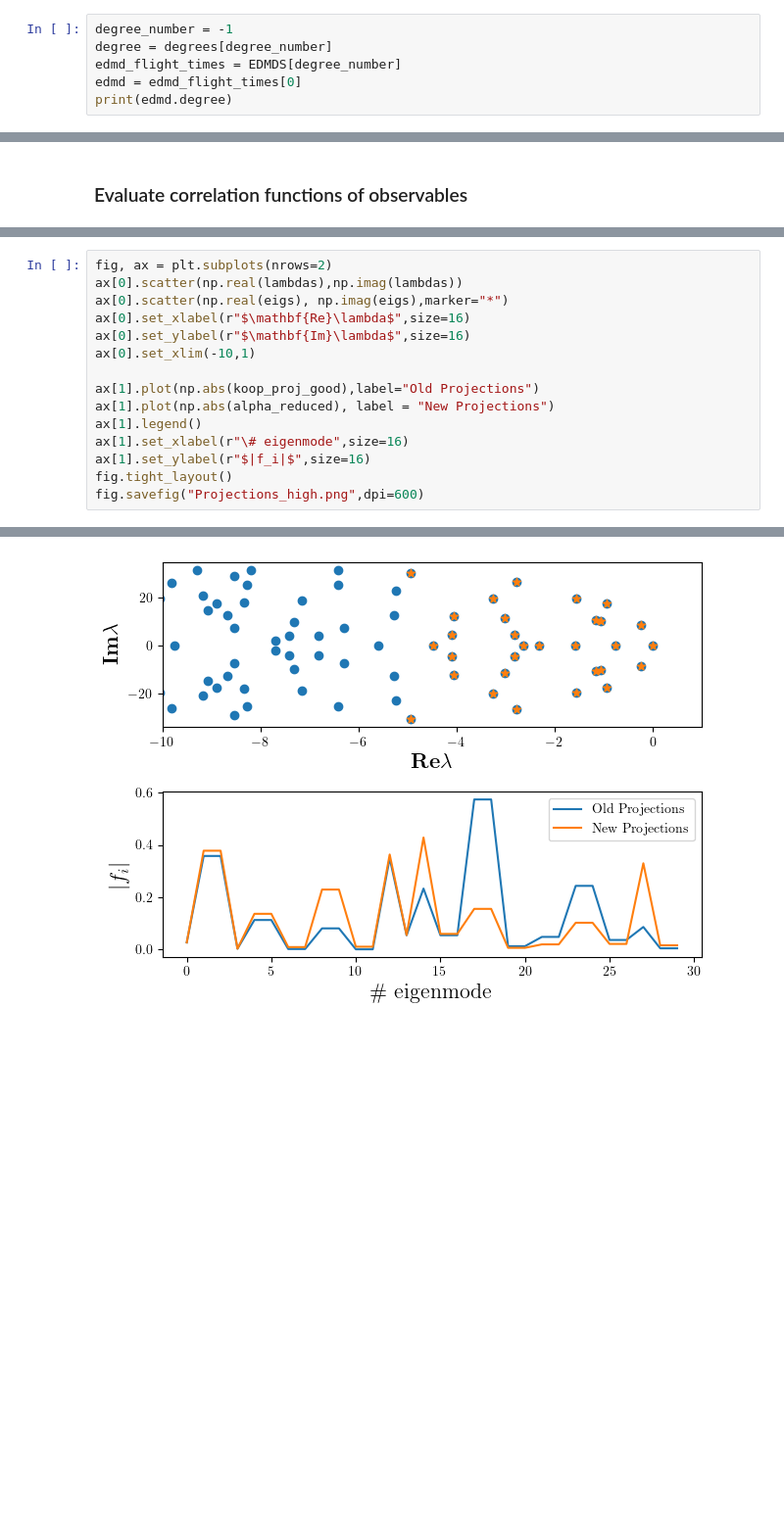
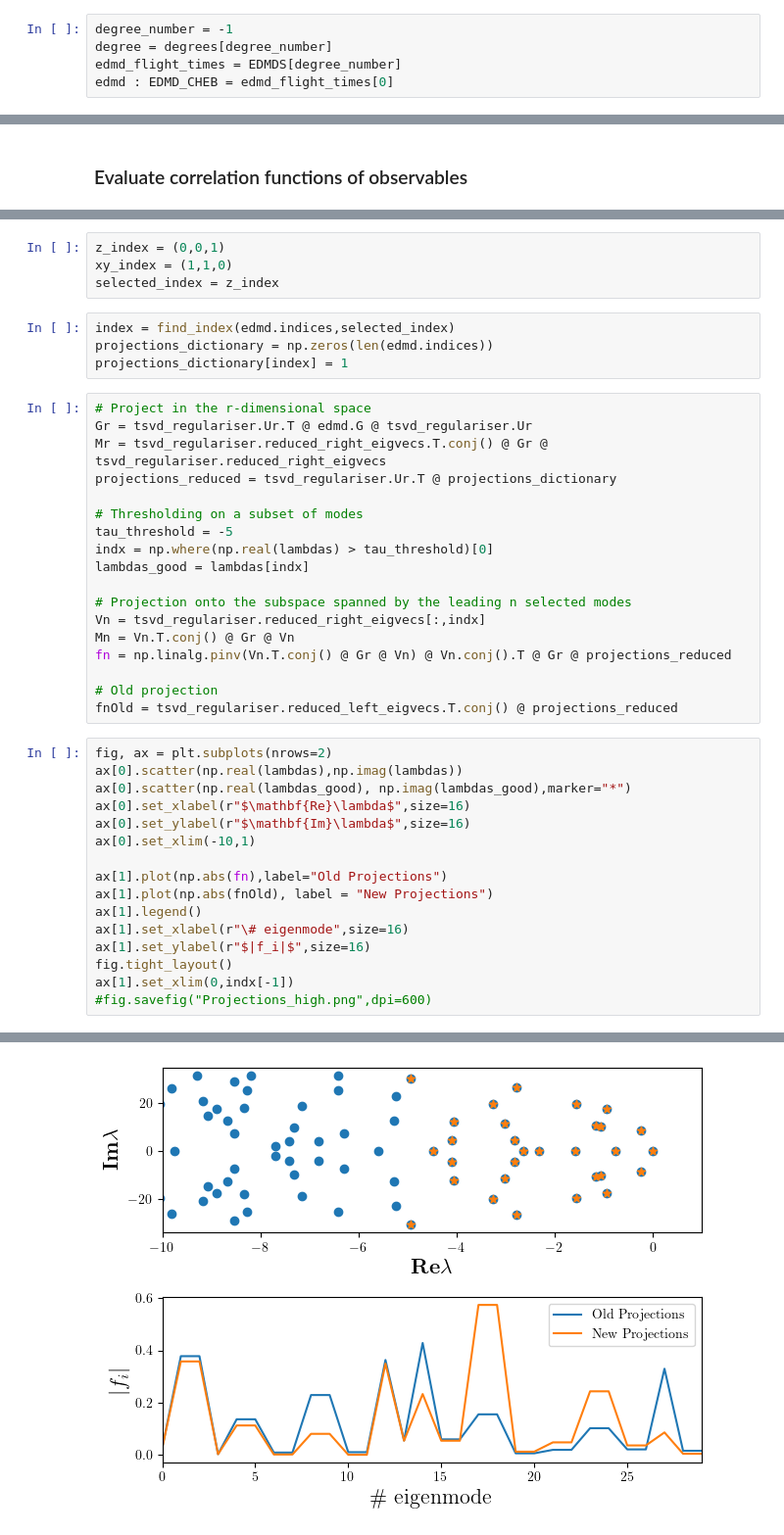
Before and after one commit to niccozagli/Response_Lorenz_Koopman, a Jupyter notebook: Correlation_Functions.ipynb, the cells around one changed output, grey strips where cells are left out. Shown at 98% size. Saved outputs shown, nothing was run; the diff lists cells and outputs as text; blank space fills up the shorter version.

```diff
--- a/Correlation_Functions.ipynb
+++ b/Correlation_Functions.ipynb
@@ -27,5 +35,4 @@ flight_times = [x.flight_time for x in EDMDS[0]]
 degree_number = -1
 degree = degrees[degree_number]
 edmd_flight_times = EDMDS[degree_number]
-edmd = edmd_flight_times[0]
-print(edmd.degree)
+edmd : EDMD_CHEB = edmd_flight_times[0]
@@ -131,16 +96,43 @@ alpha_reduced = np.linalg.pinv(P.T.conj() @ Gr @ P) @ V.conj().T @ Gr @ projecti
+# %%
+z_index = (0,0,1)
+xy_index = (1,1,0)
+selected_index = z_index
+# %%
+index = find_index(edmd.indices,selected_index)
+projections_dictionary = np.zeros(len(edmd.indices))
+projections_dictionary[index] = 1
+# %%
+# Project in the r-dimensional space
+Gr = tsvd_regulariser.Ur.T @ edmd.G @ tsvd_regulariser.Ur
+Mr = tsvd_regulariser.reduced_right_eigvecs.T.conj() @ Gr @ tsvd_regulariser.reduced_right_eigvecs
+projections_reduced = tsvd_regulariser.Ur.T @ projections_dictionary
+
+# Thresholding on a subset of modes
+tau_threshold = -5
+indx = np.where(np.real(lambdas) > tau_threshold)[0]
+lambdas_good = lambdas[indx]
+
+# Projection onto the subspace spanned by the leading n selected modes
+Vn = tsvd_regulariser.reduced_right_eigvecs[:,indx]
+Mn = Vn.T.conj() @ Gr @ Vn
+fn = np.linalg.pinv(Vn.T.conj() @ Gr @ Vn) @ Vn.conj().T @ Gr @ projections_reduced
+
+# Old projection
+fnOld = tsvd_regulariser.reduced_left_eigvecs.T.conj() @ projections_reduced
 # %%
 fig, ax = plt.subplots(nrows=2)
 ax[0].scatter(np.real(lambdas),np.imag(lambdas))
-ax[0].scatter(np.real(eigs), np.imag(eigs),marker="*")
+ax[0].scatter(np.real(lambdas_good), np.imag(lambdas_good),marker="*")
 ax[0].set_xlabel(r"$\mathbf{Re}\lambda$",size=16)
 ax[0].set_ylabel(r"$\mathbf{Im}\lambda$",size=16)
 ax[0].set_xlim(-10,1)
 
-ax[1].plot(np.abs(koop_proj_good),label="Old Projections")
-ax[1].plot(np.abs(alpha_reduced), label = "New Projections")
+ax[1].plot(np.abs(fn),label="Old Projections")
+ax[1].plot(np.abs(fnOld), label = "New Projections")
 ax[1].legend()
 ax[1].set_xlabel(r"\# eigenmode",size=16)
 ax[1].set_ylabel(r"$|f_i|$",size=16)
 fig.tight_layout()
-fig.savefig("Projections_high.png",dpi=600)
+ax[1].set_xlim(0,indx[-1])
+#fig.savefig("Projections_high.png",dpi=600)
 # %% [output]
@@ -147 +140 @@ fig.savefig("Projections_high.png",dpi=600)
-[figure, old version]
+[figure, new version]
```
Also changed, not shown: parts of 25 cells of this notebook, 4 other files.
